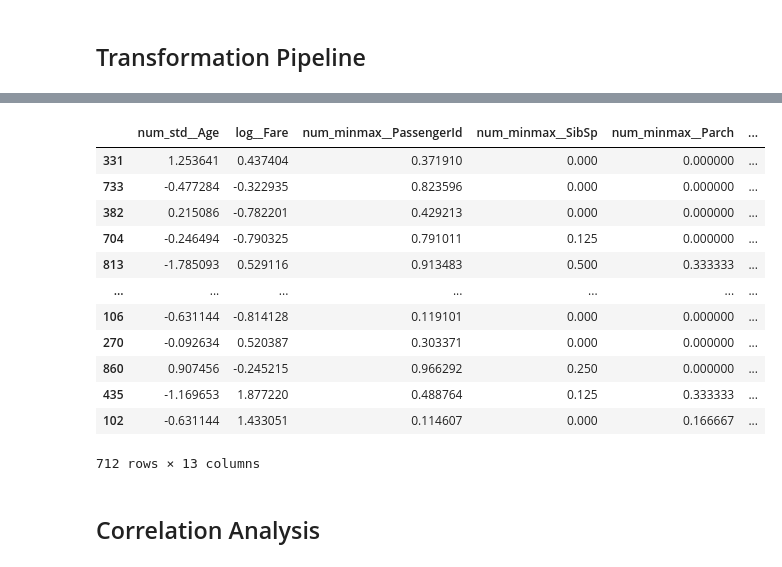
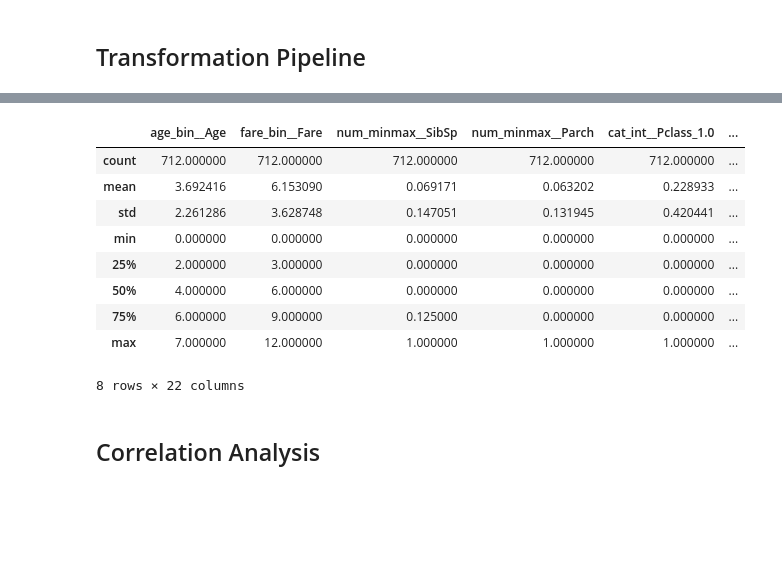
Before and after one commit to asergian/titanic-kaggle, a Jupyter notebook: titanic-classifier.ipynb, the cells around one changed output, grey strips where cells are left out. Saved outputs shown, nothing was run; the diff lists cells and outputs as text; code cells hidden in the pictures; blank space fills up the shorter version.

```diff
--- a/titanic-classifier.ipynb
+++ b/titanic-classifier.ipynb
@@ -374,0 +441,3 @@ df_output = pd.DataFrame(cat_encoder.transform(df_test_unknown),
+# %%
+family_map = {1: 'Alone', 2: 'Small', 3: 'Small', 4: 'Small', 5: 'Medium', 6: 'Medium', 7: 'Large', 8: 'Large', 11: 'Large'}
+df_all['Family_Size_Grouped'] = df_all['Family_Size'].map(family_map)
@@ -374,0 +466,4 @@ df_output = pd.DataFrame(cat_encoder.transform(df_test_unknown),
+# %%
+df_all['Title'] = df_all['Name'].str.split(', ', expand=True)[1].str.split('.', expand=True)[0]
+df_all['Is_Married'] = 0
+df_all['Is_Married'].loc[df_all['Title'] == 'Mrs'] = 1
@@ -428,15 +581,27 @@ cat_attribs = ["Sex", "Embarked"]
 # %%
 # For Age
+# For Fare
+def cut_bins(X):
+    cut_bins = pd.cut(X.squeeze(), 10)
+    data_frame = pd.DataFrame(cut_bins)
+    return data_frame
+
+def interval_pipeline(n_bins):
+    return make_pipeline(
+        SimpleImputer(strategy="median"),
+        KBinsDiscretizer(n_bins=n_bins, encode='ordinal'),
+        OrdinalEncoder())
+
+'''
 num_std_pipeline = make_pipeline(
     SimpleImputer(strategy="median"),
     StandardScaler())
 
-# For Fare
 log_pipeline = make_pipeline(
     SimpleImputer(strategy="median"),
     FunctionTransformer(lambda x: x + 1, feature_names_out="one-to-one"),
     FunctionTransformer(np.log, feature_names_out="one-to-one"),
-    StandardScaler())
+    StandardScaler())'''
 
 # For PassengerId, SibSp, Parch
 num_minmax_pipeline = make_pipeline(
@@ -453,10 +618,24 @@ cat_pipeline = make_pipeline(
     SimpleImputer(strategy="most_frequent"),
     OneHotEncoder(handle_unknown="ignore"))
 
+ord_pipeline = make_pipeline(
+    SimpleImputer(strategy="most_frequent"),
+    OrdinalEncoder())
+
 preprocessing = ColumnTransformer([
-    ("num_std", num_std_pipeline, num_std_attribs),
-    ("log", log_pipeline, log_attribs),
+    ("age_bin", interval_pipeline(8), ["Age"]),
+    ("fare_bin", interval_pipeline(13), ["Fare"]),
+#    ("log", log_pipeline, log_attribs),
     ("num_minmax", num_minmax_pipeline, num_minmax_attribs),
     ("cat_int", cat_int_pipeline, cat_int_attribs),
-    ("cat", cat_pipeline, cat_attribs),
+    ("cat", cat_pipeline, cat_attribs)
 ])
+# %%
+# Drop columns: Cabin, Ticket, Name; Survivor moved to titanic_labels
+train_df = df_all[:891]
+evaluation_df = df_all[891:]
+train_df, test_df = train_test_split(train_df, test_size=0.2, random_state=42)
+
+titanic_data = train_df.drop(["Survived", "Name", "Cabin", "Ticket", "Family_Size", "PassengerId"], axis=1)
+titanic_labels = train_df["Survived"].copy()
+print(titanic_data.shape, titanic_labels.shape)
@@ -466,21 +668,18 @@ titanic_prepared_df = pd.DataFrame(
     titanic_prepared, columns=preprocessing.get_feature_names_out(),
     index=titanic_data.index)
 # %%
-titanic_prepared_df
+titanic_prepared_df.describe()
 # %% [output]
-|  | num_std__Age | log__Fare | num_minmax__PassengerId | num_minmax__SibSp | num_minmax__Parch | ... |
-| 331 | 1.253641 | 0.437404 | 0.371910 | 0.000 | 0.000000 | ... |
-| 733 | -0.477284 | -0.322935 | 0.823596 | 0.000 | 0.000000 | ... |
-| 382 | 0.215086 | -0.782201 | 0.429213 | 0.000 | 0.000000 | ... |
-| 704 | -0.246494 | -0.790325 | 0.791011 | 0.125 | 0.000000 | ... |
-| 813 | -1.785093 | 0.529116 | 0.913483 | 0.500 | 0.333333 | ... |
-| ... | ... | ... | ... | ... | ... | ... |
-| 106 | -0.631144 | -0.814128 | 0.119101 | 0.000 | 0.000000 | ... |
-| 270 | -0.092634 | 0.520387 | 0.303371 | 0.000 | 0.000000 | ... |
-| 860 | 0.907456 | -0.245215 | 0.966292 | 0.250 | 0.000000 | ... |
-| 435 | -1.169653 | 1.877220 | 0.488764 | 0.125 | 0.333333 | ... |
-| 102 | -0.631144 | 1.433051 | 0.114607 | 0.000 | 0.166667 | ... |
+|  | age_bin__Age | fare_bin__Fare | num_minmax__SibSp | num_minmax__Parch | cat_int__Pclass_1.0 | ... |
+| count | 712.000000 | 712.000000 | 712.000000 | 712.000000 | 712.000000 | ... |
+| mean | 3.692416 | 6.153090 | 0.069171 | 0.063202 | 0.228933 | ... |
+| std | 2.261286 | 3.628748 | 0.147051 | 0.131945 | 0.420441 | ... |
+| min | 0.000000 | 0.000000 | 0.000000 | 0.000000 | 0.000000 | ... |
+| 25% | 2.000000 | 3.000000 | 0.000000 | 0.000000 | 0.000000 | ... |
+| 50% | 4.000000 | 6.000000 | 0.000000 | 0.000000 | 0.000000 | ... |
+| 75% | 6.000000 | 9.000000 | 0.125000 | 0.000000 | 0.000000 | ... |
+| max | 7.000000 | 12.000000 | 1.000000 | 1.000000 | 1.000000 | ... |
-712 rows × 13 columns
+8 rows × 22 columns
 # %% [markdown]
 ## Correlation Analysis
 # %%
```
Also changed, not shown: parts of 78 cells of this notebook.
